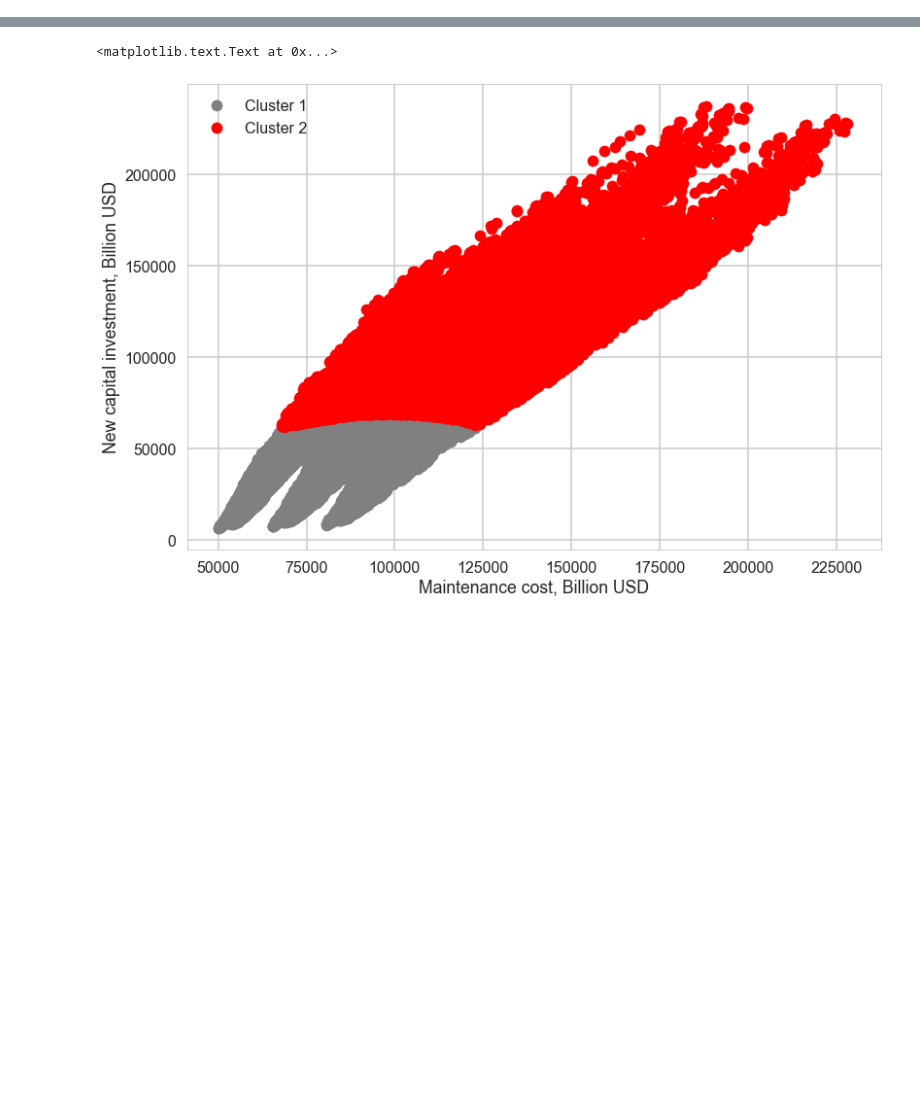
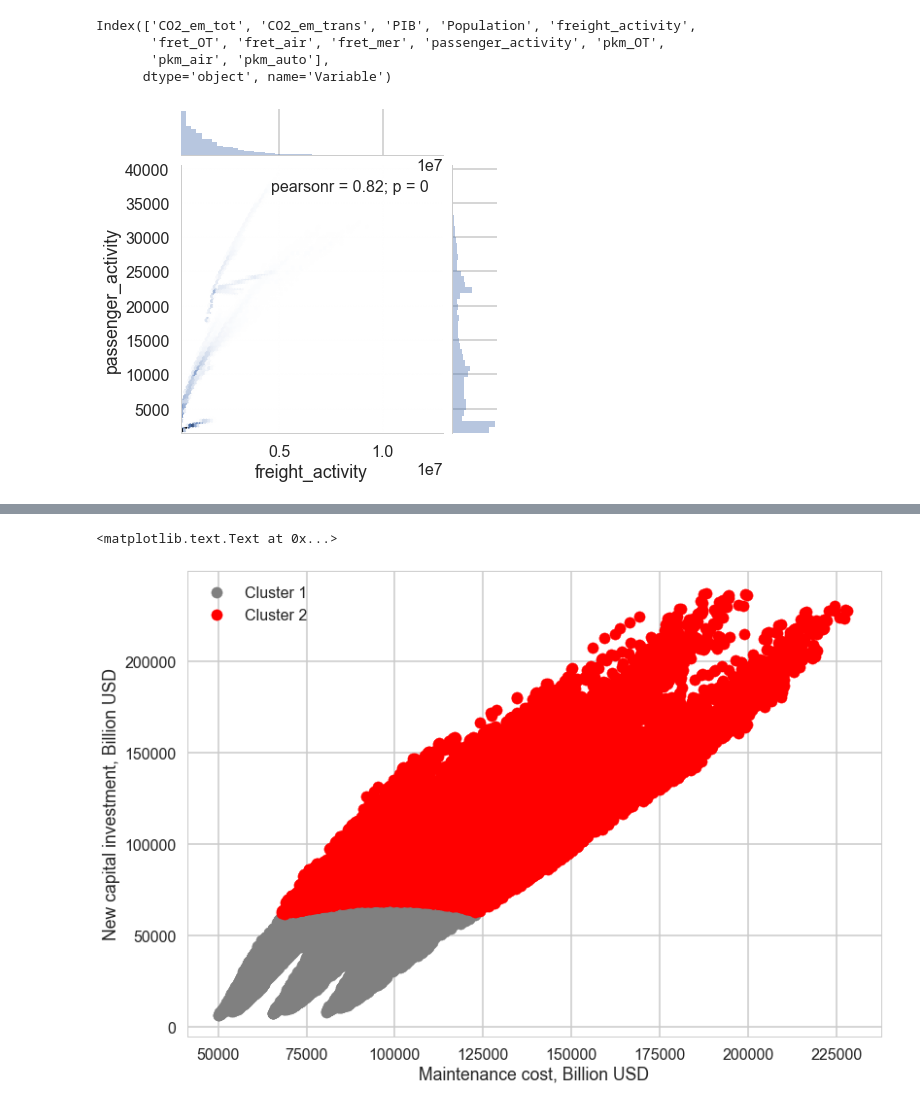
Before and after one commit to julierozenberg/infra_needs_analyses, a Jupyter notebook: cired_results_analysis.ipynb, the cells around one changed output, grey strips where cells are left out. Saved outputs shown, nothing was run; the diff lists cells and outputs as text; code cells hidden in the pictures; blank space fills up the shorter version.

Commit message:
explores passenger and freight activity from cired results

```diff
--- a/cired_results_analysis.ipynb
+++ b/cired_results_analysis.ipynb
@@ -22,0 +67,32 @@ os.listdir(myfolder)
+# %%
+indexes_ima = ['//combi', 'ind_climat', 'ind_growth', 'ind_mitig', 'ind_trans_A',
+       'ind_trans_S', 'ind_trans_I', 'ind_trans_F', 'ind_taxexo', 'ind_recycl',
+       'ind_taxmax', 'Variable', 'Unit','region']
+# %%
+indexes_ima2 = ['ind_climat', 'ind_growth', 'ind_mitig', 'ind_trans_A',
+       'ind_trans_S', 'ind_trans_I', 'ind_trans_F', 'ind_taxexo', 'ind_recycl',
+       'ind_taxmax', 'Variable','region','year']
+# %%
+all_ima_data = all_ima_data.set_index(indexes_ima)
+all_ima_data.columns.name='year'
+all_ima_data = all_ima_data.drop(['2050', '2051', '2052', '2053', '2054', '2055', '2056', '2057', '2058',
+       '2059', '2060', '2061', '2062', '2063', '2064', '2065', '2066', '2067',
+       '2068', '2069', '2070', '2071', '2072', '2073', '2074', '2075', '2076',
+       '2077', '2078', '2079', '2080', '2081', '2082', '2083', '2084', '2085',
+       '2086', '2087', '2088', '2089', '2090', '2091', '2092', '2093', '2094',
+       '2095', '2096', '2097', '2098', '2099'],axis=1)
+all_ima_data = all_ima_data.stack('year')
+all_ima_data.name = 'value'
+# %%
+out = all_ima_data.reset_index().drop(['Unit','//combi'],axis=1).set_index(indexes_ima2).unstack('Variable').value
+# %%
+out.columns
+# %% [output]
+Index(['CO2_em_tot', 'CO2_em_trans', 'PIB', 'Population', 'freight_activity',
+       'fret_OT', 'fret_air', 'fret_mer', 'passenger_activity', 'pkm_OT',
+       'pkm_air', 'pkm_auto'],
+      dtype='object', name='Variable')
+# %%
+sns.jointplot(x="freight_activity", y="passenger_activity", data=out, kind="hex");
+# %% [output]
+[figure, added]
```
Also changed, not shown: parts of 35 cells of this notebook, 1 other file.
